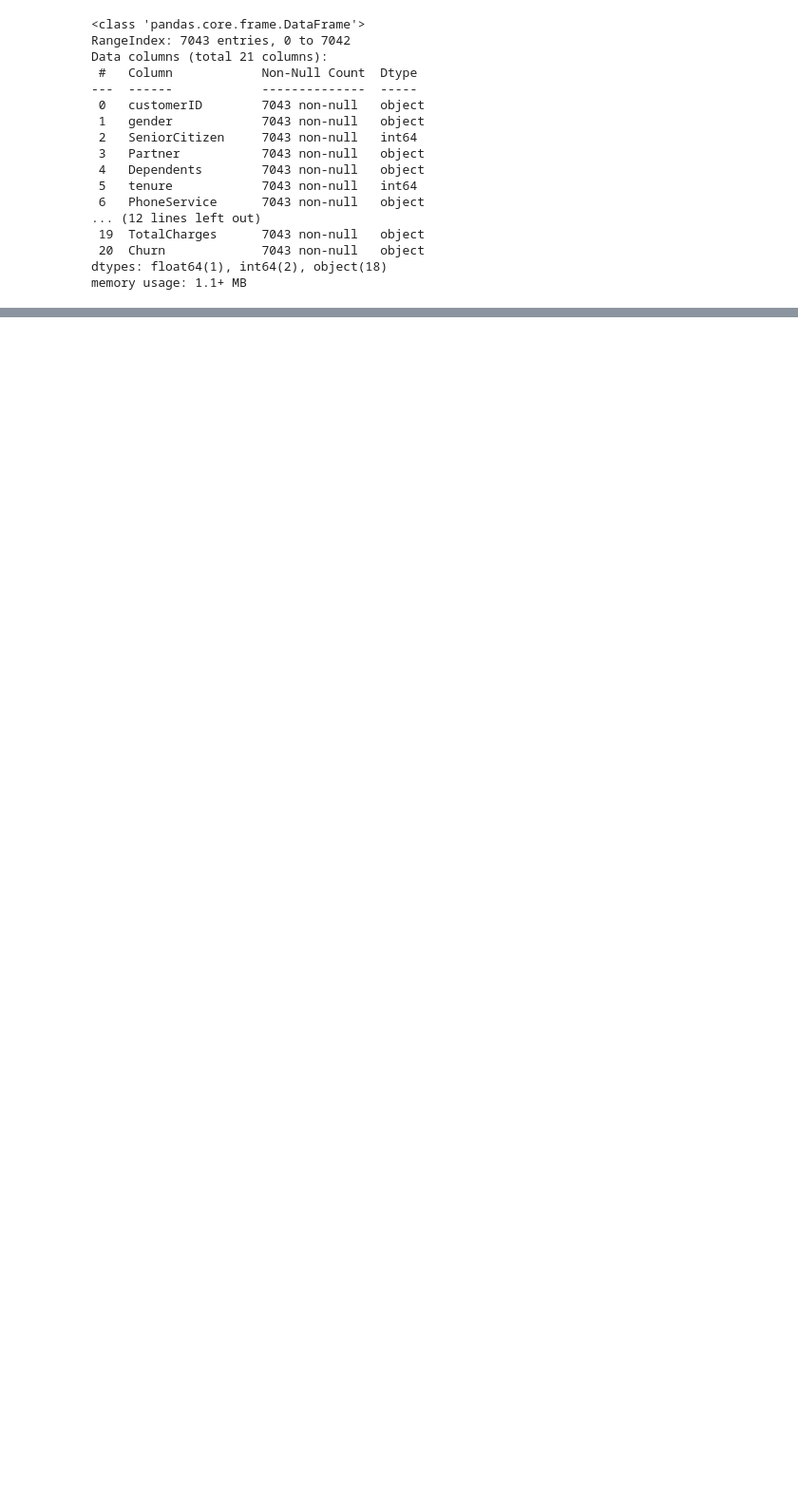
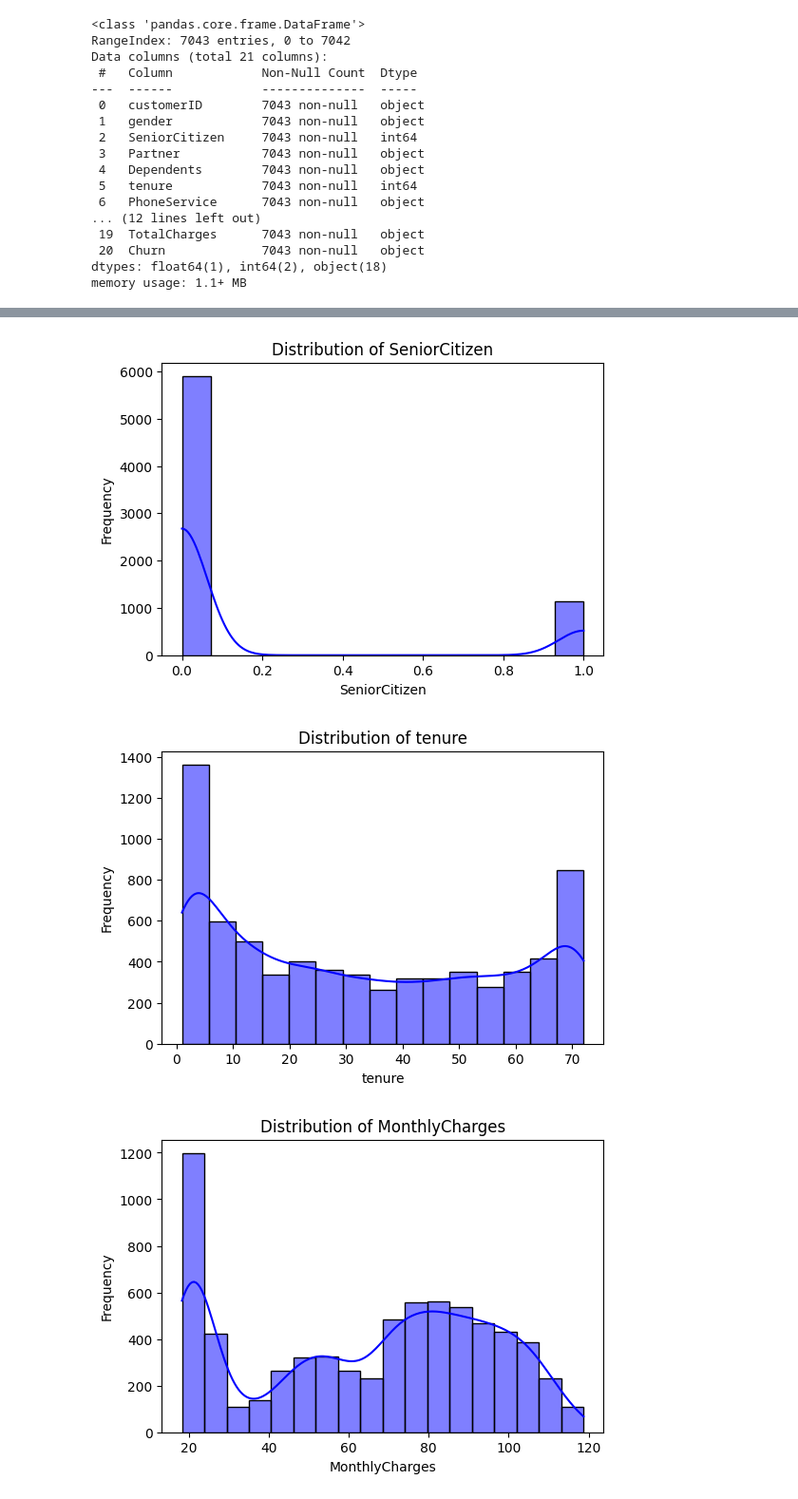
Before and after one commit to codebynishhhi/telecom_churn, a Jupyter notebook: notebooks/exploration.ipynb, the cells around one changed output, grey strips where cells are left out. Shown at 95% size. Cells and saved outputs as stored; diff of their text form; code cells hidden in the pictures; blank space fills up the shorter version.

```diff
--- a/notebooks/exploration.ipynb
+++ b/notebooks/exploration.ipynb
@@ -147,3 +150,5 @@ df.shape
 # %%
-# dropping customerID column as it is not useful for analysis
-df = df.drop(columns=['customerID'])
+# 1. Dropped rows where missing values are present as the null value percentage in the dataset is ~0.15%
+# 2. Dropped customerID as it is not useful for analysis
+df = df.dropna().drop(columns=['customerID'])
+df.shape
@@ -150,4 +156,0 @@ df = df.drop(columns=['customerID'])
-# %%
-# mapping the target variable Churn to binary values
-# if churn is 'Yes' then it will be 1 and if it is 'No' then it will be 0
-df['Churn'] = df['Churn'].map({'No':0, 'Yes':1})
@@ -168,0 +179,13 @@ Name: proportion, dtype: float64
+# %%
+# plotting histograms for numerical features to check their distribution and skewness
+for col in numerical_columns:
+    plt.figure(figsize=(6, 4))
+    sns.histplot(df[col], kde=True, color='blue')
+    plt.title(f'Distribution of {col}')
+    plt.xlabel(col)
+    plt.ylabel('Frequency')
+    plt.show()
+# %% [output]
+[figure, added]
+[figure, added]
+[figure, added]
```
Also changed, not shown: parts of 37 cells of this notebook.
